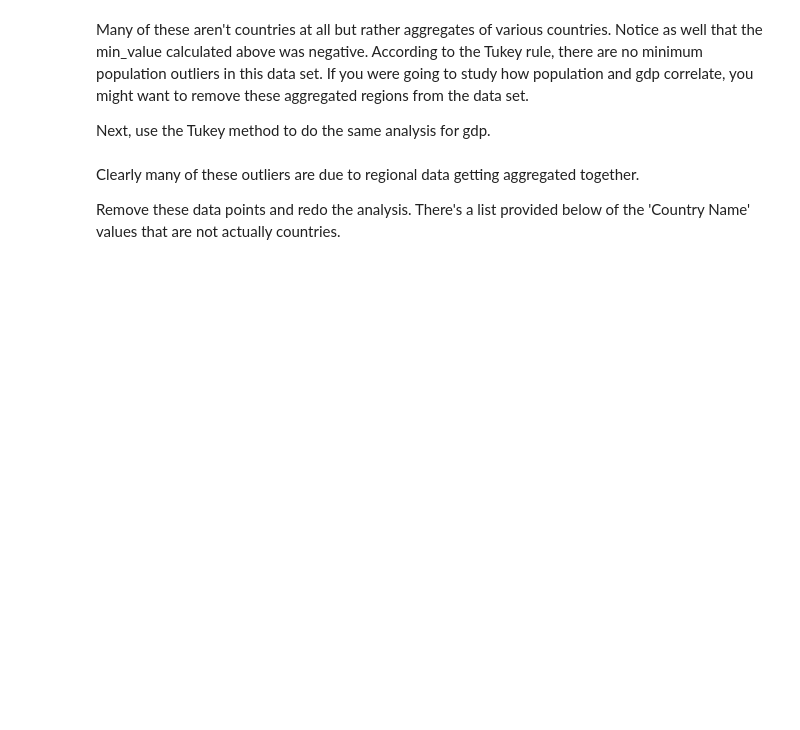
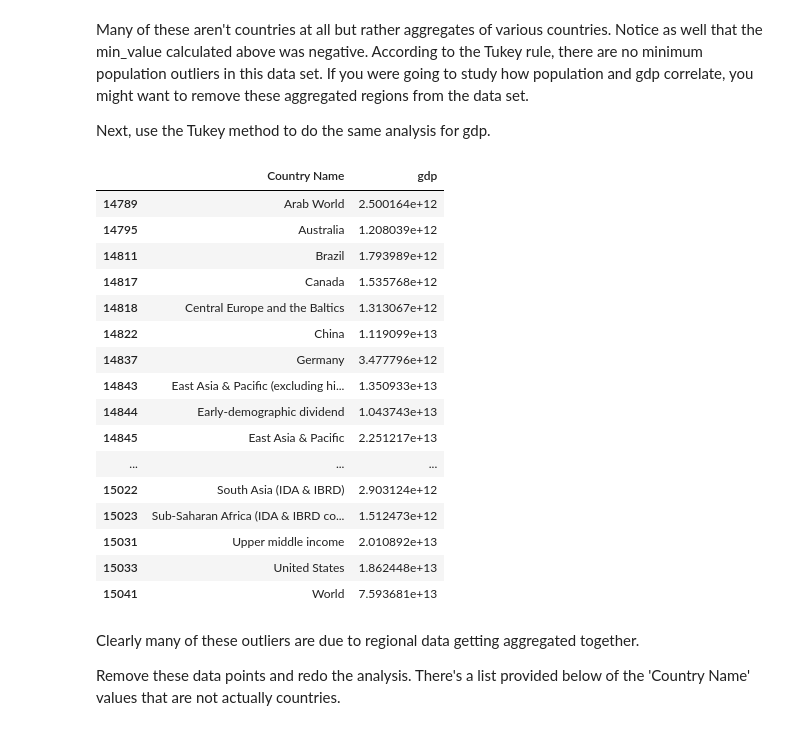
Before and after one commit to rbaset5/udacity-ds-challenges, a Jupyter notebook: lessons/ETLPipelines/13_outlierspart1_exercise/13_outliers_exercise.ipynb, the cells around one changed output. Drawn from its saved outputs; the diff is of its cells as text; code cells hidden in the pictures; blank space fills up the shorter version.

```diff
--- a/lessons/ETLPipelines/13_outlierspart1_exercise/13_outliers_exercise.ipynb
+++ b/lessons/ETLPipelines/13_outlierspart1_exercise/13_outliers_exercise.ipynb
@@ -107,24 +107,46 @@ Many of these aren't countries at all but rather aggregates of various countries
 
 Next, use the Tukey method to do the same analysis for gdp.
 # %%
-# TODO: Calculate the first quartile of the population values for 2016
+# TODO: Filter the data for the year 2016 and put the results in the population_2016 variable. You only need
+# to keep the Country Name and population columns
+gdp_2016 = df_2016[['Country Name','gdp']]
+
+# TODO: Calculate the first quartile of the population values
 # HINT: you can use the pandas quantile method
-Q1 = None
+Q1 = gdp_2016['gdp'].quantile(0.25)
 
-# TODO: Calculate the third quartile of the population values for 2016
-Q3 = None
+# TODO: Calculate the third quartile of the population values
+Q3 = gdp_2016['gdp'].quantile(0.75)
 
 # TODP: Calculate the interquartile range Q3 - Q1
-IQR = None
+IQR = Q3 - Q1
 
 # TODO: Calculate the maximum value and minimum values according to the Tukey rule
 # max_value is Q3 + 1.5 * IQR while min_value is Q1 - 1.5 * IQR
-max_value = None
-min_value = None
+max_value = Q3 + 1.5 * IQR
+min_value = Q1 - 1.5 * IQR
 
 # TODO: filter the population_2016 data for population values that are greater than max_value or less than min_value
-gdp_outliers = None
+gdp_outliers = gdp_2016[(gdp_2016['gdp'] > max_value) | (gdp_2016['gdp'] < min_value)]
 gdp_outliers
+# %% [output]
+|  | Country Name | gdp |
+| 14789 | Arab World | 2.500164e+12 |
+| 14795 | Australia | 1.208039e+12 |
+| 14811 | Brazil | 1.793989e+12 |
+| 14817 | Canada | 1.535768e+12 |
+| 14818 | Central Europe and the Baltics | 1.313067e+12 |
+| 14822 | China | 1.119099e+13 |
+| 14837 | Germany | 3.477796e+12 |
+| 14843 | East Asia & Pacific (excluding hi... | 1.350933e+13 |
+| 14844 | Early-demographic dividend | 1.043743e+13 |
+| 14845 | East Asia & Pacific | 2.251217e+13 |
+| ... | ... | ... |
+| 15022 | South Asia (IDA & IBRD) | 2.903124e+12 |
+| 15023 | Sub-Saharan Africa (IDA & IBRD co... | 1.512473e+12 |
+| 15031 | Upper middle income | 2.010892e+13 |
+| 15033 | United States | 1.862448e+13 |
+| 15041 | World | 7.593681e+13 |
 # %% [markdown]
 Clearly many of these outliers are due to regional data getting aggregated together.
 
```
